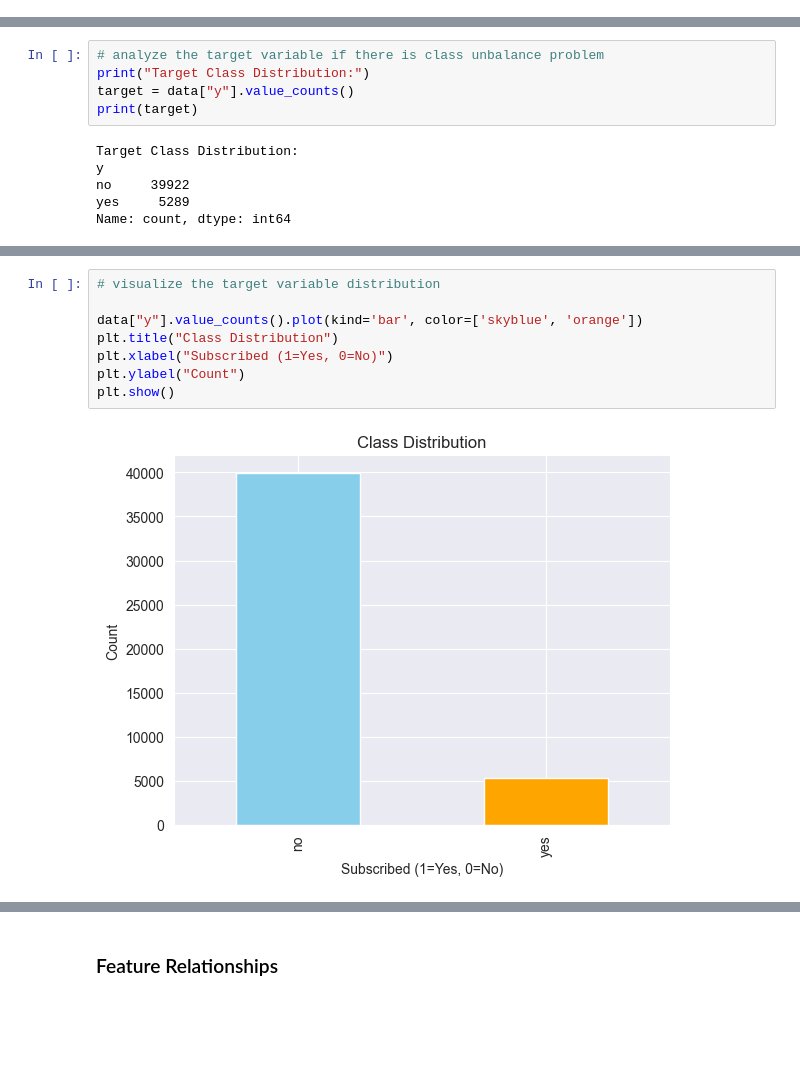
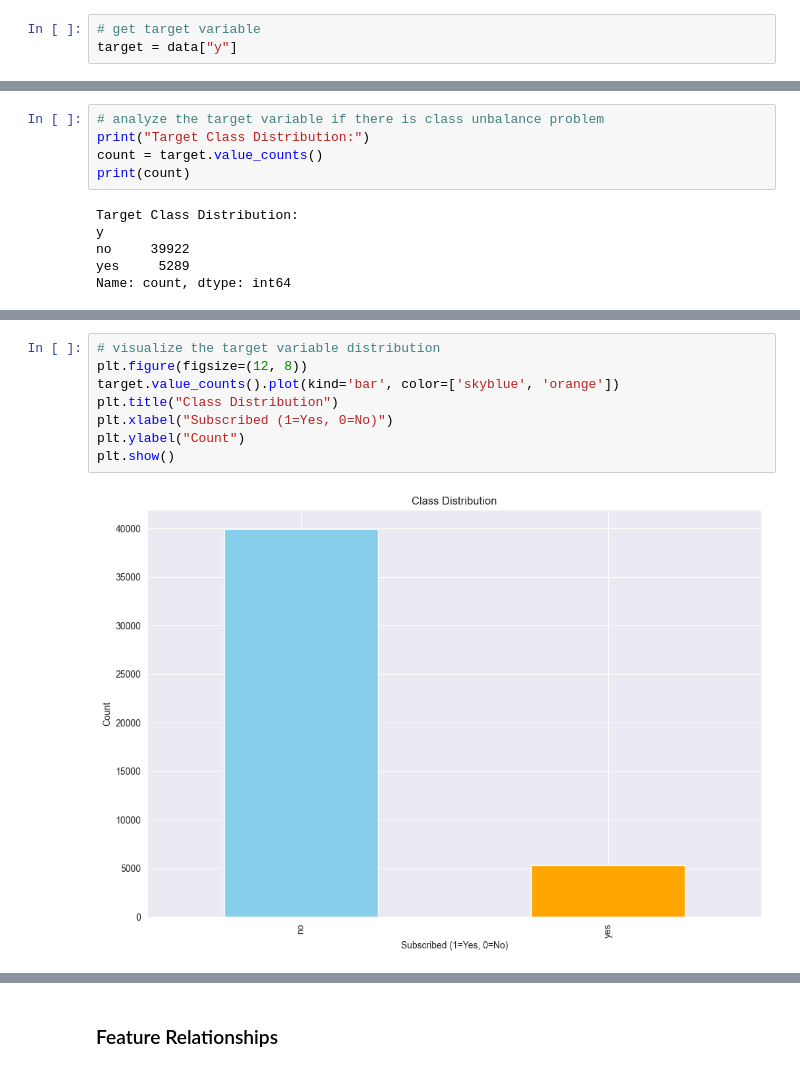
Before and after one commit to HirudikaAnupama/Predicting-Term-Deposit-Subscriptions, a Jupyter notebook: models/Predicting Term Deposit Subscriptions.ipynb, the cells around one changed output, grey strips where cells are left out. Saved outputs shown, nothing was run; the diff lists cells and outputs as text; blank space fills up the shorter version.

```diff
--- a/models/Predicting Term Deposit Subscriptions.ipynb
+++ b/models/Predicting Term Deposit Subscriptions.ipynb
@@ -236,3 +248,6 @@ plt.show()
 [figure]
 # %% [markdown]
 ### Understand the Target Feature
+# %%
+# get target variable
+target = data["y"]
@@ -239,8 +269,8 @@ plt.show()
 # %%
 # analyze the target variable if there is class unbalance problem
 print("Target Class Distribution:")
-target = data["y"].value_counts()
-print(target)
+count = target.value_counts()
+print(count)
 # %% [output]
 Target Class Distribution:
 y
@@ -260,11 +290,11 @@ yes    11.69848
 Name: count, dtype: float64
 # %%
 # visualize the target variable distribution
-
-data["y"].value_counts().plot(kind='bar', color=['skyblue', 'orange'])
+plt.figure(figsize=(12, 8))
+target.value_counts().plot(kind='bar', color=['skyblue', 'orange'])
 plt.title("Class Distribution")
 plt.xlabel("Subscribed (1=Yes, 0=No)")
 plt.ylabel("Count")
 plt.show()
 # %% [output]
-[figure, old version]
+[figure, new version]
```
Also changed, not shown: parts of 31 cells of this notebook, 1 other file.
